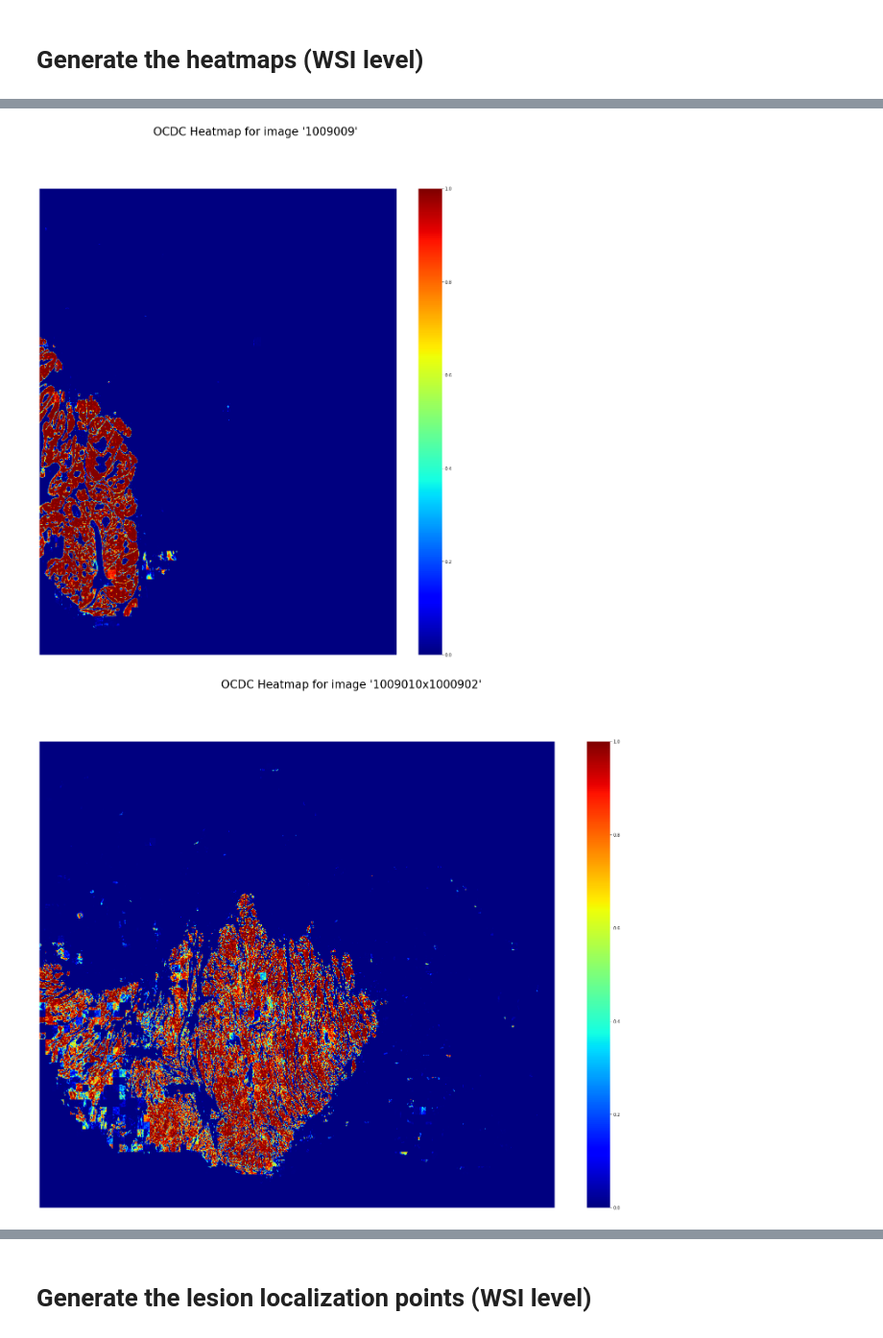
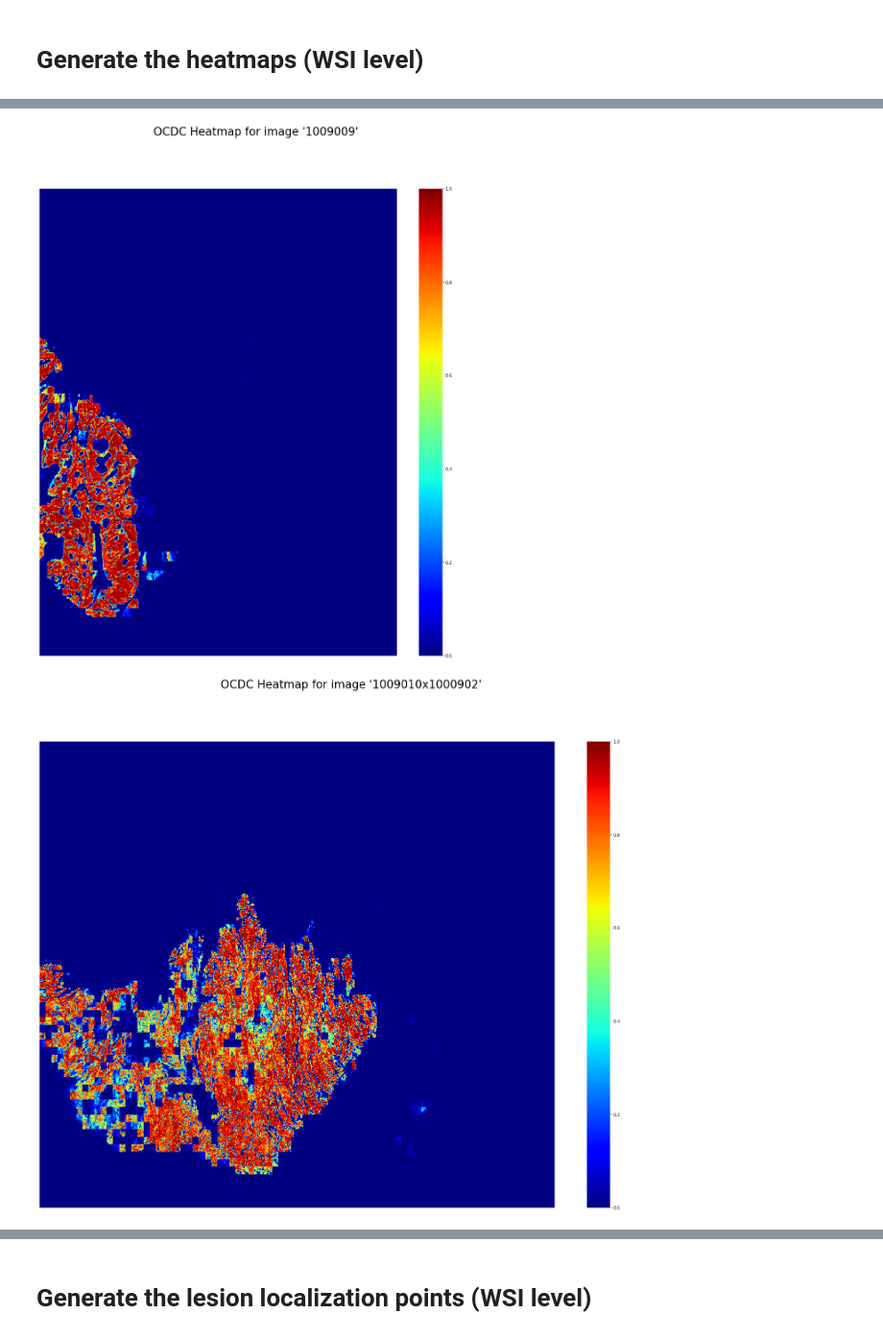
Before and after one commit to dalifreire/tumor_regions_segmentation, a Jupyter notebook: sourcecode/OCDC/03_ocdc_inference.ipynb, the cells around one changed output, grey strips where cells are left out. Shown at 96% size. Drawn from its saved outputs; the diff is of its cells as text; code cells hidden in the pictures.

```diff
--- a/sourcecode/OCDC/03_ocdc_inference.ipynb
+++ b/sourcecode/OCDC/03_ocdc_inference.ipynb
@@ -25,7 +25,8 @@ torch.cuda.empty_cache()
 gc.collect()
 
 
-dataset_dir = "../../datasets/OCDC"
+#dataset_dir = "../../datasets/OCDC"
+dataset_dir = "/media/dalifreire/DADOS/PhD/github/tumor_regions_segmentation/datasets/OCDC"
 model_dir = "../../models"
 
 color_model = "LAB"
@@ -39,7 +40,7 @@ use_cuda=True
 device = torch.device("cuda" if torch.cuda.is_available() else "cpu") if use_cuda else "cpu"
 
 # loads our trained fcn model
-trained_model_version = "OCDC__Size-640x640_Color-LAB_Epoch-500_Images-840_Batch-1"
+trained_model_version = "OCDC__Size-640x640_Epoch-30_Images-840_Batch-1__random_7_operations"
 trained_model_path="{}/{}".format(model_dir, '{}.pth'.format(trained_model_version))
 
 if not os.path.isfile(trained_model_path):
@@ -172,9 +173,10 @@ import torchvision.transforms.functional as TF
 from torchvision import utils
 
 
-dataset_dir = "../../datasets/OCDC"
+#dataset_dir = "../../datasets/OCDC"
+dataset_dir = "/media/dalifreire/DADOS/PhD/github/tumor_regions_segmentation/datasets/OCDC"
 model_dir = "../../models"
-trained_model_version = "OCDC__Size-640x640_Color-LAB_Epoch-500_Images-840_Batch-1"
+trained_model_version = "OCDC__Size-640x640_Epoch-300_Images-840_Batch-1__random_7_operations"
 
 color_model = "LAB"
 magnification = 0.625
@@ -280,2 +282,2 @@ for cls in classes:
-[figure, old version]
+[figure, new version]
-[figure, old version]
+[figure, new version]
```
Also changed, not shown: parts of 4 cells of this notebook, 8 other files.
